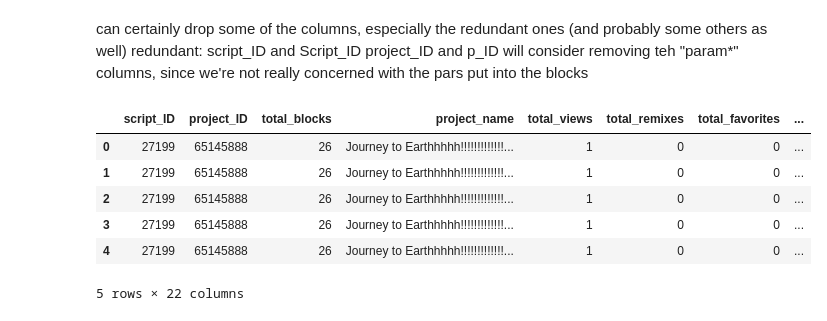
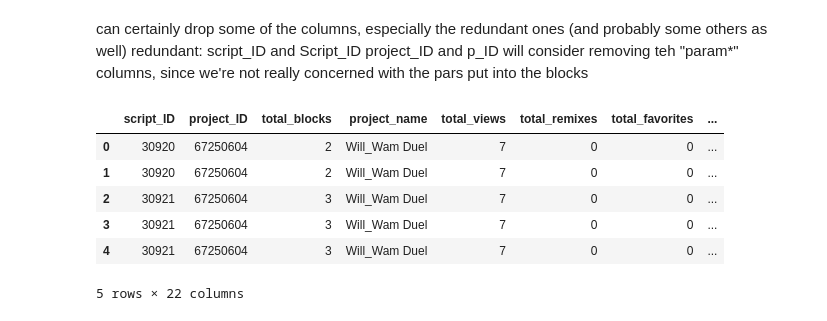
Before and after one commit to mattjohndavidson/scratch_analysis, a Jupyter notebook: codebase/Untitled.ipynb, the cells around one changed output. Saved outputs shown, nothing was run; the diff lists cells and outputs as text; code cells hidden in the pictures.

```diff
--- a/codebase/Untitled.ipynb
+++ b/codebase/Untitled.ipynb
@@ -32,16 +32,16 @@ redundant:
     project_ID and p_ID
 will consider removing teh "param*" columns, since we're not really concerned with the pars put into the blocks
 # %%
-dat = pd.read_csv('data/project_db_500.csv',low_memory=False)
+dat = pd.read_csv('data/project_db_1000.csv',low_memory=False)
 dat = clean(dat)
 dat.head()
 # %% [output]
 |  | script_ID | project_ID | total_blocks | project_name | total_views | total_remixes | total_favorites | ... |
-| 0 | 27199 | 65145888 | 26 | Journey to Earthhhhh!!!!!!!!!!!!!... | 1 | 0 | 0 | ... |
-| 1 | 27199 | 65145888 | 26 | Journey to Earthhhhh!!!!!!!!!!!!!... | 1 | 0 | 0 | ... |
-| 2 | 27199 | 65145888 | 26 | Journey to Earthhhhh!!!!!!!!!!!!!... | 1 | 0 | 0 | ... |
-| 3 | 27199 | 65145888 | 26 | Journey to Earthhhhh!!!!!!!!!!!!!... | 1 | 0 | 0 | ... |
-| 4 | 27199 | 65145888 | 26 | Journey to Earthhhhh!!!!!!!!!!!!!... | 1 | 0 | 0 | ... |
+| 0 | 30920 | 67250604 | 2 | Will_Wam Duel | 7 | 0 | 0 | ... |
+| 1 | 30920 | 67250604 | 2 | Will_Wam Duel | 7 | 0 | 0 | ... |
+| 2 | 30921 | 67250604 | 3 | Will_Wam Duel | 7 | 0 | 0 | ... |
+| 3 | 30921 | 67250604 | 3 | Will_Wam Duel | 7 | 0 | 0 | ... |
+| 4 | 30921 | 67250604 | 3 | Will_Wam Duel | 7 | 0 | 0 | ... |
 5 rows × 22 columns
 # %%
 popularity_grades = dat.groupby('project_ID').first()
```
Also changed, not shown: parts of 11 cells of this notebook.
